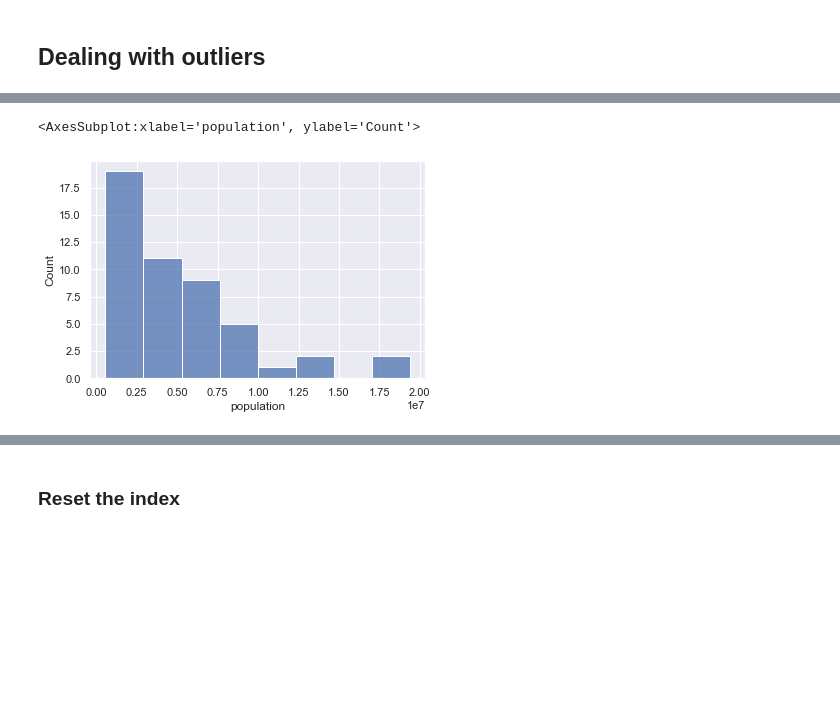
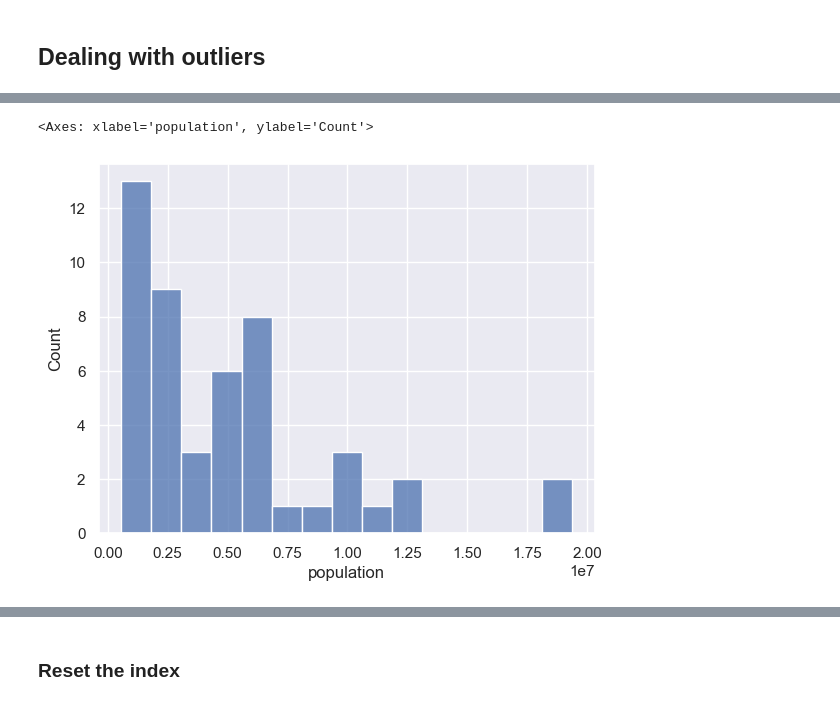
Before and after one commit to lola1989/2009-CO2-emmissions, a Jupyter notebook: Jupyter Notebook/ML Regression with CO2 Data.ipynb, the cells around one changed output, grey strips where cells are left out. Saved outputs shown, nothing was run; the diff lists cells and outputs as text; code cells hidden in the pictures; blank space fills up the shorter version.

```diff
--- a/Jupyter Notebook/ML Regression with CO2 Data.ipynb
+++ b/Jupyter Notebook/ML Regression with CO2 Data.ipynb
@@ -131,3 +103,8 @@ dtype: int64
+# %%
+# removed unnecessary columns
+cleaned_co2_data = co2_data[['State', 'population', 'Carbon Dioxide emissions (million metric tons)',
+                            'Biomass', 'Geothermal', 'Solar', 'Wind', 'Hydro', 'Coal', 'Petroleum',
+                            'Gas', 'Nuclear', 'Other', 'Latitude', 'Longitude']]
 # %% [markdown]
 # Exploring the PDFs with Seaborn
 # %%
@@ -163,9 +140,9 @@ sns.histplot(co2_data['population'])
 # Let's declare a variable that will be equal to the 99th percentile of the 'Carbon Dioxide emissions (million metric tons)' variable
 
 #DataFrame.quantile(the quantile)
-q = co2_data['Carbon Dioxide emissions (million metric tons)'].quantile(0.99)
+q = cleaned_co2_data['Carbon Dioxide emissions (million metric tons)'].quantile(0.99)
 # Then we can create a new df, with the condition that all prices must be below the 99 percentile of 'emissions_quantity'
-co2_data_1 = co2_data[co2_data['Carbon Dioxide emissions (million metric tons)']<q]
+cleaned_co2_data_1 = cleaned_co2_data[cleaned_co2_data['Carbon Dioxide emissions (million metric tons)']<q]
 # In this way we have essentially removed the top 1% of the data about 'emissions_quantity'
-co2_data_1.describe(include='all')
+cleaned_co2_data_1.describe(include='all')
 # %% [output]
@@ -190,9 +166,10 @@ sns.histplot(co2_data_1['Carbon Dioxide emissions (million metric tons)'])
 # %%
-q = co2_data_1['population'].quantile(0.99)
-co2_data_2 = co2_data_1[co2_data_1['population']<q]
+# Adjusting the population outliers
+q = cleaned_co2_data_1['population'].quantile(0.99)
+cleaned_co2_data_2 = cleaned_co2_data_1[cleaned_co2_data_1['population']<q]
 # %%
-sns.histplot(co2_data_2['population'])
+sns.histplot(cleaned_co2_data_2['population'],bins = 15)
 # %% [output]
-<AxesSubplot:xlabel='population', ylabel='Count'>
+<Axes: xlabel='population', ylabel='Count'>
-[figure, old version]
+[figure, new version]
 # %%
```
Also changed, not shown: parts of 17 cells of this notebook, 1 other file.
